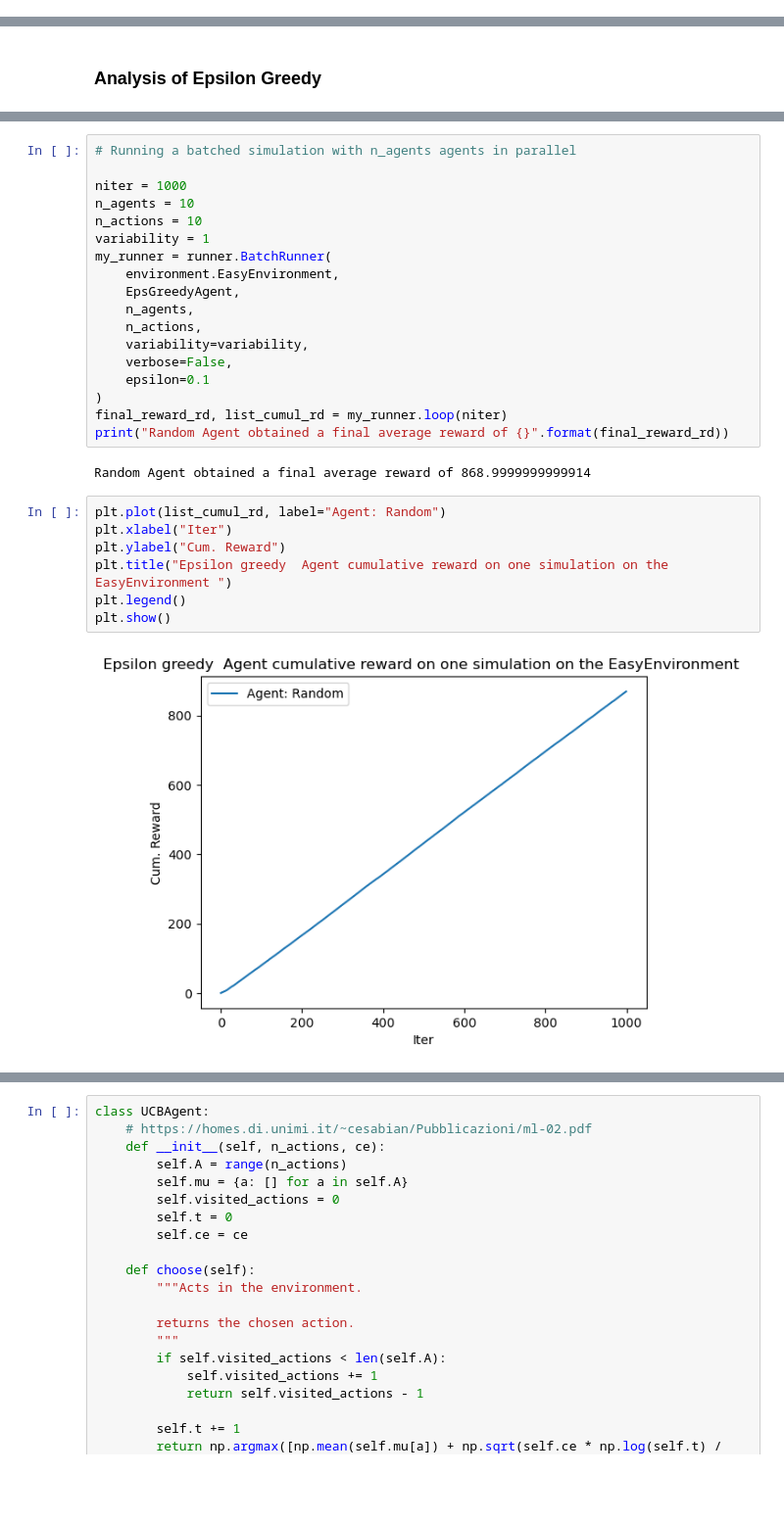
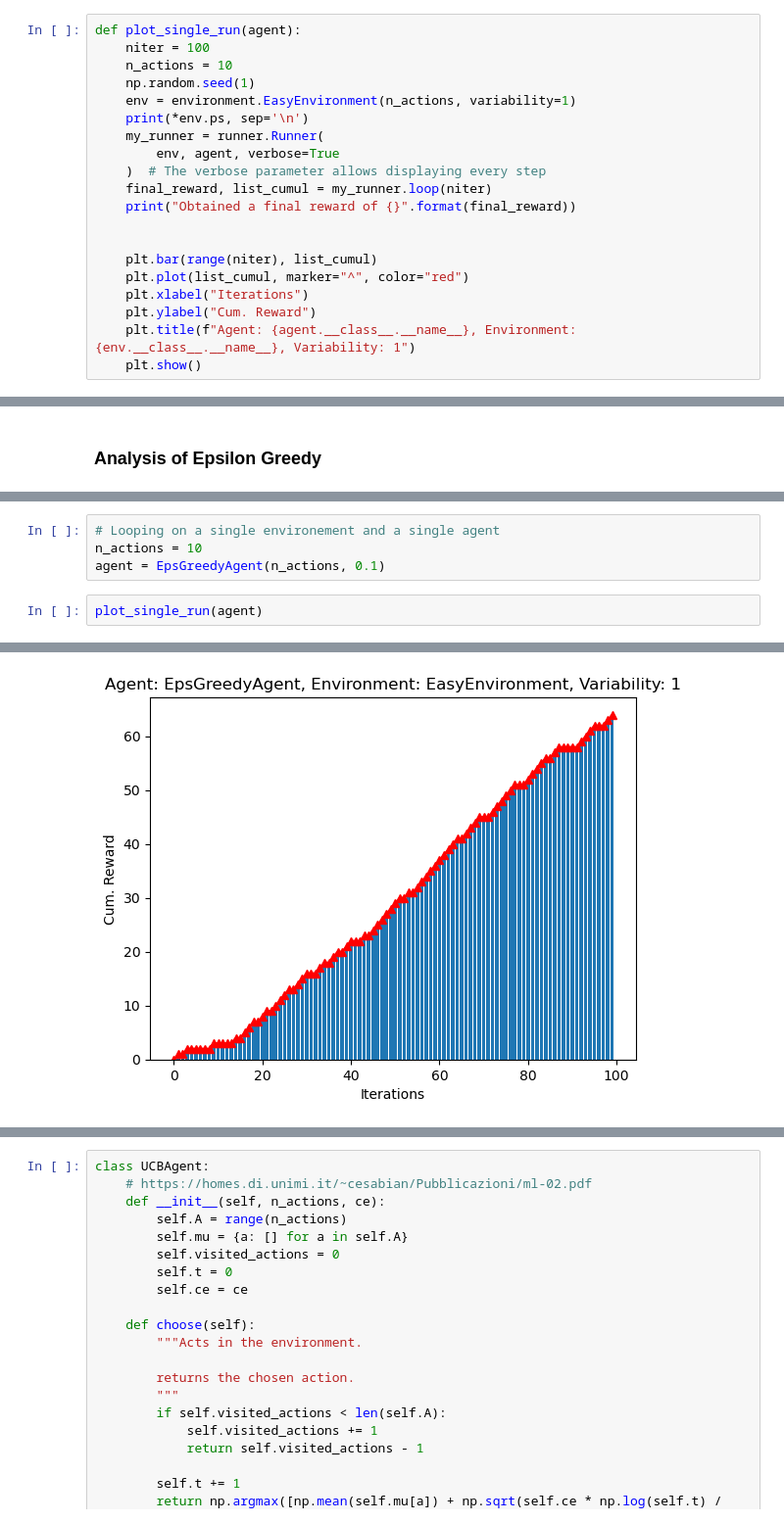
Before and after one commit to diegotg2000/ReinforcementLearning, a Jupyter notebook: TP_2/TP_2.ipynb, the cells around one changed output, grey strips where cells are left out. Shown at 98% size. Cells and saved outputs as stored; diff of their text form; blank space fills up the shorter version.

```diff
--- a/TP_2/TP_2.ipynb
+++ b/TP_2/TP_2.ipynb
@@ -169,0 +139,20 @@ plt.show()
+# %%
+def plot_single_run(agent):
+    niter = 100
+    n_actions = 10
+    np.random.seed(1)
+    env = environment.EasyEnvironment(n_actions, variability=1)
+    print(*env.ps, sep='\n')
+    my_runner = runner.Runner(
+        env, agent, verbose=True
+    )  # The verbose parameter allows displaying every step
+    final_reward, list_cumul = my_runner.loop(niter)
+    print("Obtained a final reward of {}".format(final_reward))
+
+
+    plt.bar(range(niter), list_cumul)
+    plt.plot(list_cumul, marker="^", color="red")
+    plt.xlabel("Iterations")
+    plt.ylabel("Cum. Reward")
+    plt.title(f"Agent: {agent.__class__.__name__}, Environment: {env.__class__.__name__}, Variability: 1")
+    plt.show()
@@ -226,29 +250,7 @@ Obtained a final reward of 82.0
-# %%
-# Running a batched simulation with n_agents agents in parallel
-
-niter = 1000
-n_agents = 10
-n_actions = 10
-variability = 1
-my_runner = runner.BatchRunner(
-    environment.EasyEnvironment,
-    EpsGreedyAgent,
-    n_agents,
-    n_actions,
-    variability=variability,
-    verbose=False,
-    epsilon=0.1
-)
-final_reward_rd, list_cumul_rd = my_runner.loop(niter)
-print("Random Agent obtained a final average reward of {}".format(final_reward_rd))
-# %% [output]
-Random Agent obtained a final average reward of 868.9999999999914
-# %%
-plt.plot(list_cumul_rd, label="Agent: Random")
-plt.xlabel("Iter")
-plt.ylabel("Cum. Reward")
-plt.title("Epsilon greedy  Agent cumulative reward on one simulation on the EasyEnvironment ")
-plt.legend()
-plt.show()
-# %% [output]
-[figure, removed]
+# %%
+# Looping on a single environement and a single agent
+n_actions = 10
+agent = EpsGreedyAgent(n_actions, 0.1)
+# %%
+plot_single_run(agent)
+# %% [output]
@@ -254,0 +274 @@ plt.show()
+[figure, added]
```
Also changed, not shown: parts of 94 cells of this notebook.
